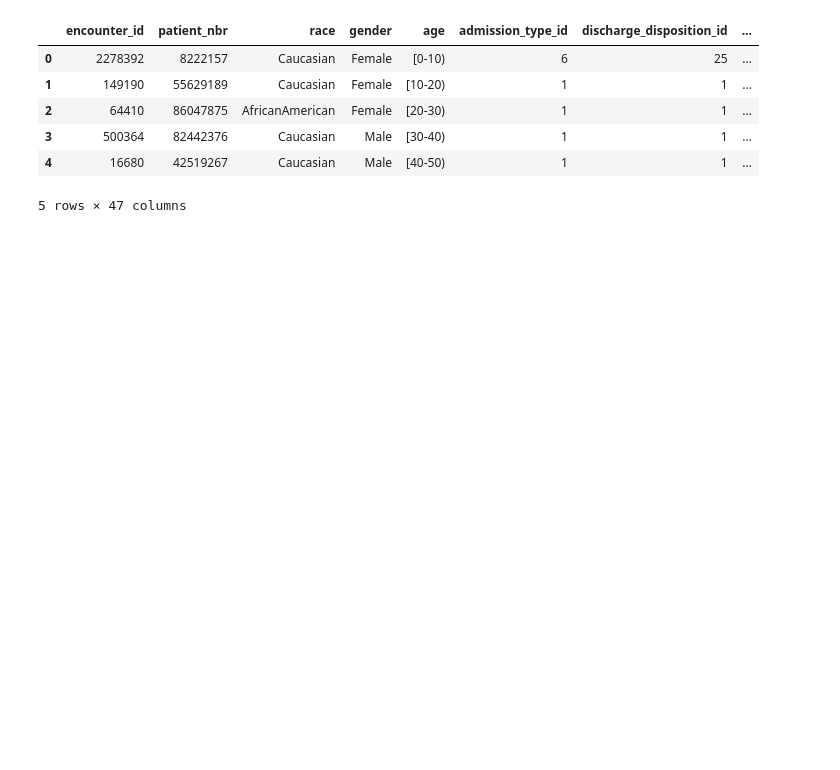
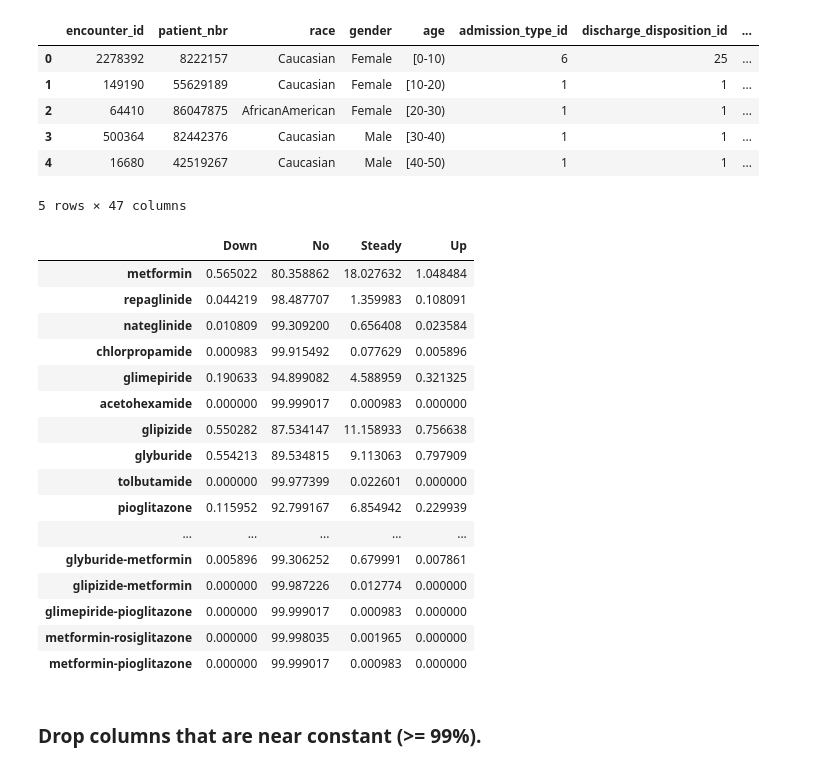
Before and after one commit to MrChooey/Diabetes_Readmission, a Jupyter notebook: notebooks/preprocessing.ipynb, the cells around one changed output. Saved outputs shown, nothing was run; the diff lists cells and outputs as text; code cells hidden in the pictures; blank space fills up the shorter version.

Commit message:
feat: add more drop column logic

```diff
--- a/notebooks/preprocessing.ipynb
+++ b/notebooks/preprocessing.ipynb
@@ -40,3 +41,36 @@ raw_data.head()
 | 3 | 500364 | 82442376 | Caucasian | Male | [30-40) | 1 | 1 | ... |
 | 4 | 16680 | 42519267 | Caucasian | Male | [40-50) | 1 | 1 | ... |
 5 rows × 47 columns
+# %%
+DRUG_COLS = [
+    "metformin","repaglinide","nateglinide","chlorpropamide","glimepiride",
+    "acetohexamide","glipizide","glyburide","tolbutamide","pioglitazone",
+    "rosiglitazone","acarbose","miglitol","troglitazone","tolazamide",
+    "examide","citoglipton","insulin","glyburide-metformin","glipizide-metformin",
+    "glimepiride-pioglitazone","metformin-rosiglitazone","metformin-pioglitazone"
+]
+
+drug_summary = raw_data[DRUG_COLS].apply(pd.Series.value_counts).T.fillna(0).astype(int)
+drug_percentages = drug_summary.div(drug_summary.sum(axis=1), axis=0) * 100
+
+drug_percentages
+# %% [output]
+|  | Down | No | Steady | Up |
+| metformin | 0.565022 | 80.358862 | 18.027632 | 1.048484 |
+| repaglinide | 0.044219 | 98.487707 | 1.359983 | 0.108091 |
+| nateglinide | 0.010809 | 99.309200 | 0.656408 | 0.023584 |
+| chlorpropamide | 0.000983 | 99.915492 | 0.077629 | 0.005896 |
+| glimepiride | 0.190633 | 94.899082 | 4.588959 | 0.321325 |
+| acetohexamide | 0.000000 | 99.999017 | 0.000983 | 0.000000 |
+| glipizide | 0.550282 | 87.534147 | 11.158933 | 0.756638 |
+| glyburide | 0.554213 | 89.534815 | 9.113063 | 0.797909 |
+| tolbutamide | 0.000000 | 99.977399 | 0.022601 | 0.000000 |
+| pioglitazone | 0.115952 | 92.799167 | 6.854942 | 0.229939 |
+| ... | ... | ... | ... | ... |
+| glyburide-metformin | 0.005896 | 99.306252 | 0.679991 | 0.007861 |
+| glipizide-metformin | 0.000000 | 99.987226 | 0.012774 | 0.000000 |
+| glimepiride-pioglitazone | 0.000000 | 99.999017 | 0.000983 | 0.000000 |
+| metformin-rosiglitazone | 0.000000 | 99.998035 | 0.001965 | 0.000000 |
+| metformin-pioglitazone | 0.000000 | 99.999017 | 0.000983 | 0.000000 |
+# %% [markdown]
+### Drop columns that are near constant (>= 99%).
```
Also changed, not shown: parts of 5 cells of this notebook.
